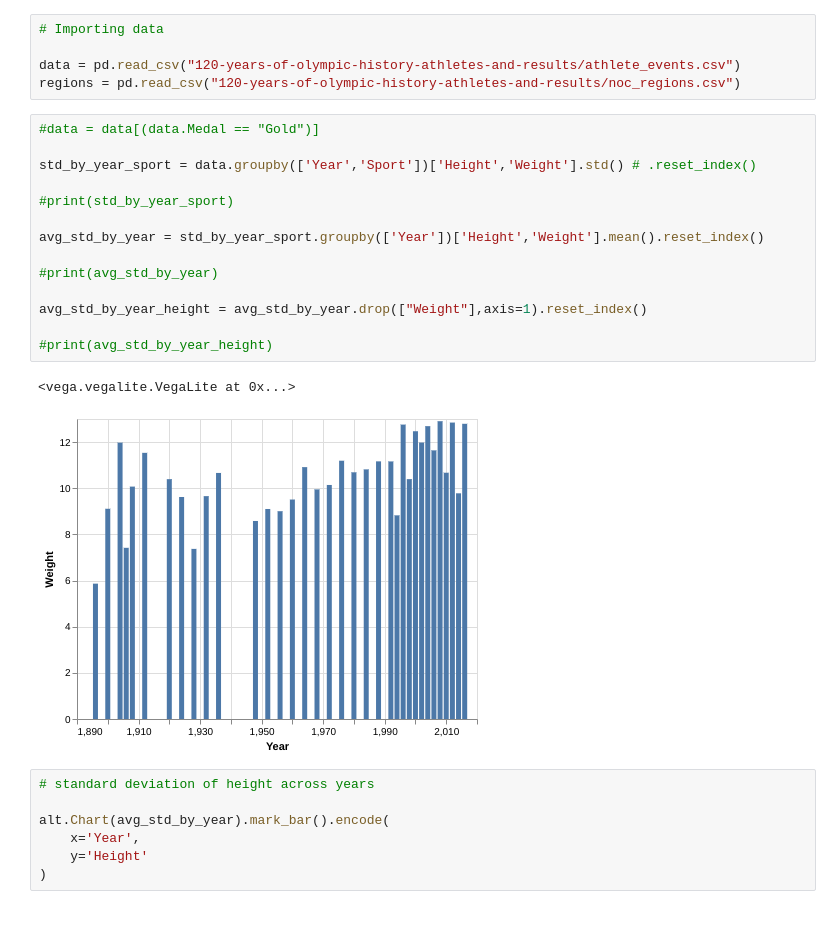
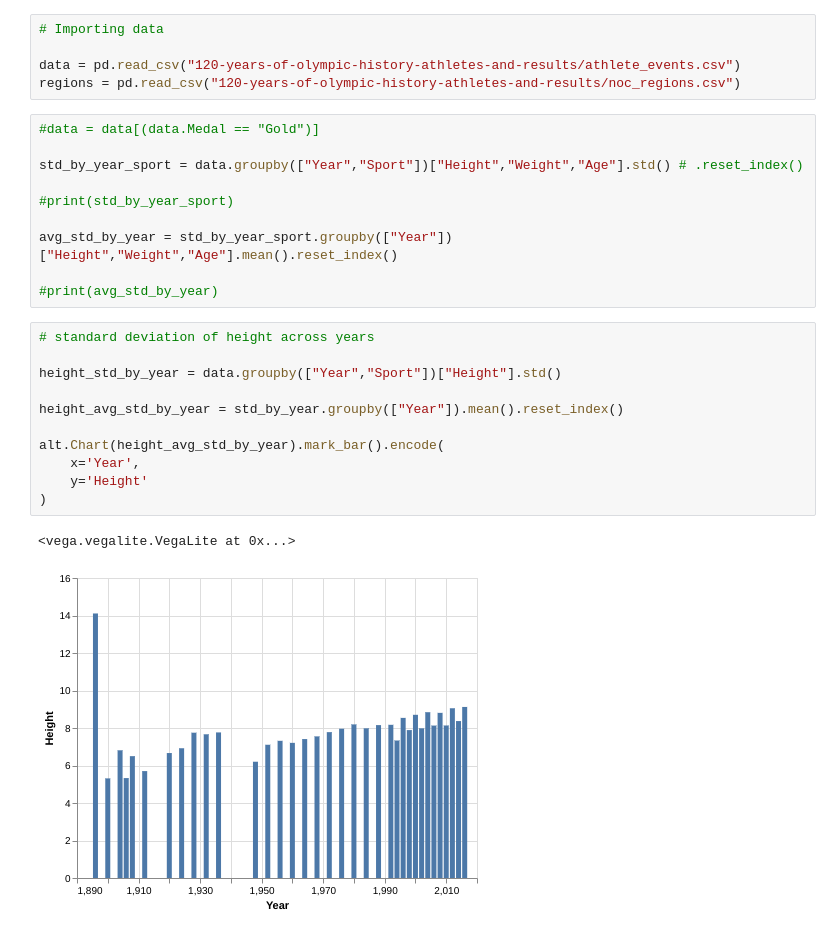
Before and after one commit to JonathanWoollett-Light/CSC327-A2, a Jupyter notebook: source.ipynb, the cells around one changed output. Saved outputs shown, nothing was run; the diff lists cells and outputs as text.

```diff
--- a/source.ipynb
+++ b/source.ipynb
@@ -20,24 +20,24 @@ regions = pd.read_csv("120-years-of-olympic-history-athletes-and-results/noc_reg
 # %%
 #data = data[(data.Medal == "Gold")]
 
-std_by_year_sport = data.groupby(['Year','Sport'])['Height','Weight'].std() # .reset_index()
+std_by_year_sport = data.groupby(["Year","Sport"])["Height","Weight","Age"].std() # .reset_index()
 
 #print(std_by_year_sport)
 
-avg_std_by_year = std_by_year_sport.groupby(['Year'])['Height','Weight'].mean().reset_index()
+avg_std_by_year = std_by_year_sport.groupby(["Year"])["Height","Weight","Age"].mean().reset_index()
 
 #print(avg_std_by_year)
-
-avg_std_by_year_height = avg_std_by_year.drop(["Weight"],axis=1).reset_index()
-
-#print(avg_std_by_year_height)
-# %% [output]
-<vega.vegalite.VegaLite at 0x...>
-[figure, removed]
 # %%
 # standard deviation of height across years
 
-alt.Chart(avg_std_by_year).mark_bar().encode(
+height_std_by_year = data.groupby(["Year","Sport"])["Height"].std()
+
+height_avg_std_by_year = std_by_year.groupby(["Year"]).mean().reset_index()
+
+alt.Chart(height_avg_std_by_year).mark_bar().encode(
     x='Year',
     y='Height'
 )
+# %% [output]
+<vega.vegalite.VegaLite at 0x...>
+[figure, added]
```
Also changed, not shown: parts of 3 cells of this notebook, 1 other file.
